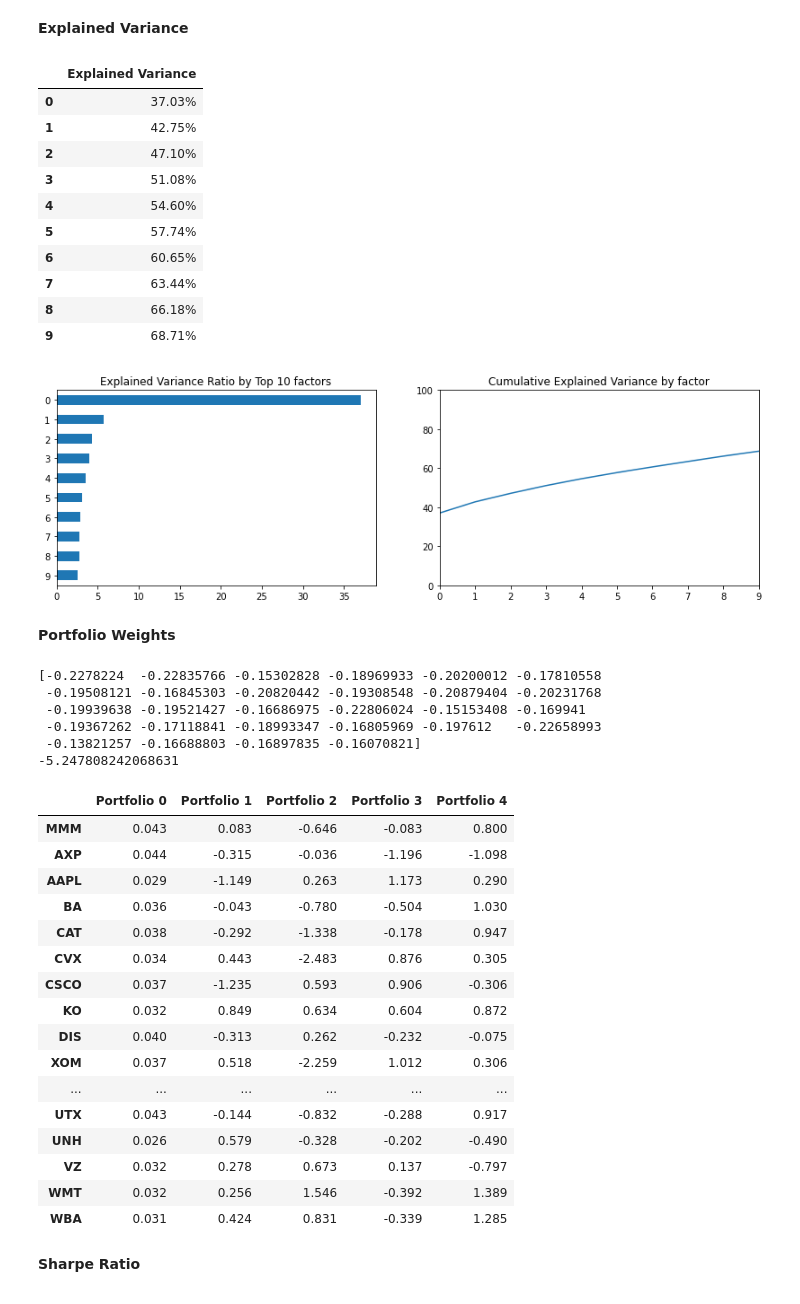
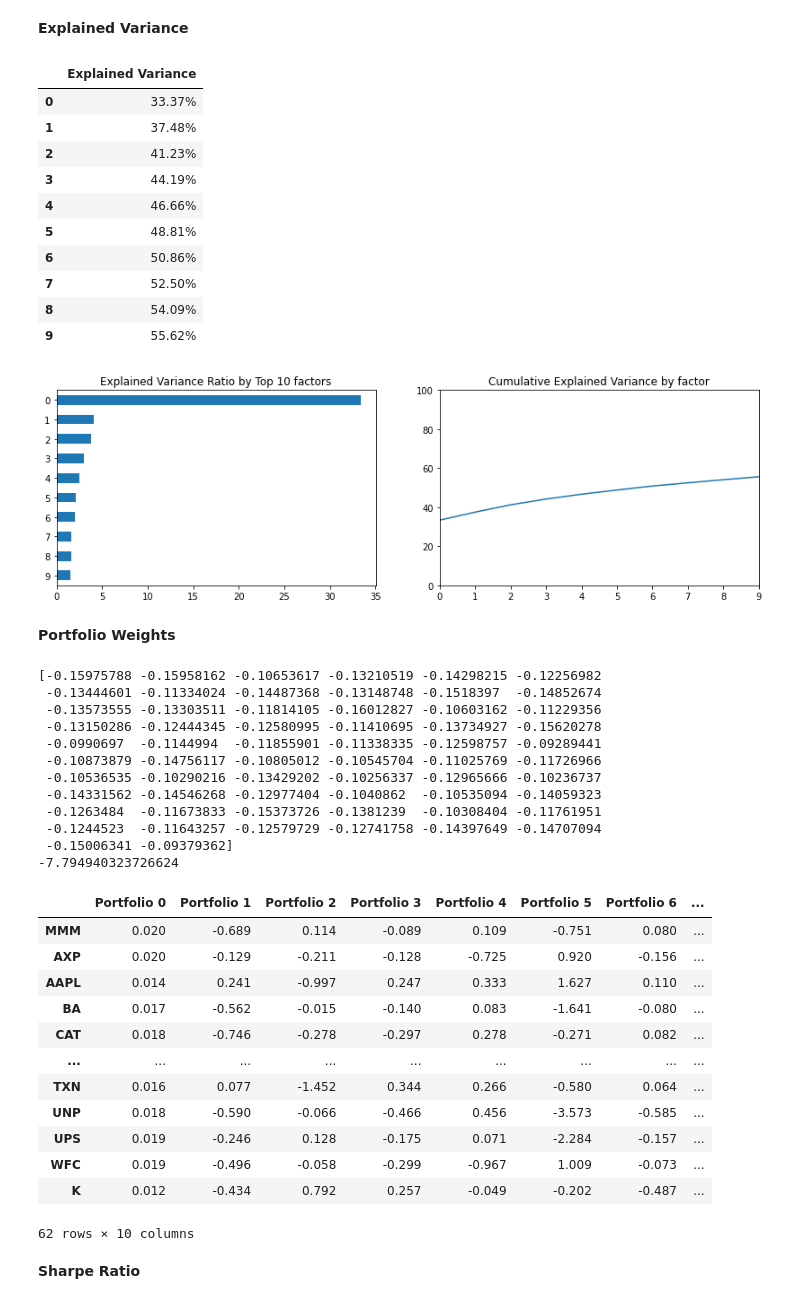
Before and after one commit to nixonwidjaja/ML-Finance, a Jupyter notebook: EigenPortfolio.ipynb, the cells around one changed output. Saved outputs shown, nothing was run; the diff lists cells and outputs as text; code cells hidden in the pictures.

```diff
--- a/EigenPortfolio.ipynb
+++ b/EigenPortfolio.ipynb
@@ -19,9 +19,8 @@ warnings.filterwarnings('ignore')
 # %% [markdown]
 **Load Data**
 # %%
-dataset = read_csv('dow.csv',index_col=0)
+dataset = read_csv('stock.csv',index_col=0)
 print(dataset.shape)
-#4804 dates, 30 stocks
 set_option('display.width', 100)
 dataset.head(5)
 # %% [output]
@@ -174,17 +178,17 @@ Series2.plot(ylim=(0,100),xlim=(0,9),ax=axes[1], title='Cumulative Explained Var
 pd.Series(np.cumsum(pca.explained_variance_ratio_)).to_frame('Explained Variance').head(NumEigenvalues).style.format('{:,.2%}'.format)
 # %% [output]
 |  | Explained Variance |
-| 0 | 37.03% |
-| 1 | 42.75% |
-| 2 | 47.10% |
-| 3 | 51.08% |
-| 4 | 54.60% |
-| 5 | 57.74% |
-| 6 | 60.65% |
-| 7 | 63.44% |
-| 8 | 66.18% |
-| 9 | 68.71% |
+| 0 | 33.37% |
+| 1 | 37.48% |
+| 2 | 41.23% |
+| 3 | 44.19% |
+| 4 | 46.66% |
+| 5 | 48.81% |
+| 6 | 50.86% |
+| 7 | 52.50% |
+| 8 | 54.09% |
+| 9 | 55.62% |
-[figure, old version]
+[figure, new version]
 # %% [markdown]
 **Portfolio Weights**
 # %%
@@ -199,39 +203,40 @@ def PCWeights():
 
 weights=PCWeights()
 # %% [output]
-[-0.2278224  -0.22835766 -0.15302828 -0.18969933 -0.20200012 -0.17810558
- -0.19508121 -0.16845303 -0.20820442 -0.19308548 -0.20879404 -0.20231768
- -0.19939638 -0.19521427 -0.16686975 -0.22806024 -0.15153408 -0.169941
- -0.19367262 -0.17118841 -0.18993347 -0.16805969 -0.197612   -0.22658993
- -0.13821257 -0.16688803 -0.16897835 -0.16070821]
--5.247808242068631
+[-0.15975788 -0.15958162 -0.10653617 -0.13210519 -0.14298215 -0.12256982
+ -0.13444601 -0.11334024 -0.14487368 -0.13148748 -0.1518397  -0.14852674
+ -0.13573555 -0.13303511 -0.11814105 -0.16012827 -0.10603162 -0.11229356
+ -0.13150286 -0.12444345 -0.12580995 -0.11410695 -0.13734927 -0.15620278
+ -0.0990697  -0.1144994  -0.11855901 -0.11338335 -0.12598757 -0.09289441
+ -0.10873879 -0.14756117 -0.10805012 -0.10545704 -0.11025769 -0.11726966
+ -0.10536535 -0.10290216 -0.13429202 -0.10256337 -0.12965666 -0.10236737
+ -0.14331562 -0.14546268 -0.12977404 -0.1040862  -0.10535094 -0.14059323
+ -0.1263484  -0.11673833 -0.15373726 -0.1381239  -0.10308404 -0.11761951
+ -0.1244523  -0.11643257 -0.12579729 -0.12741758 -0.14397649 -0.14707094
+ -0.15006341 -0.09379362]
+-7.794940323726624
 # %%
-NumComponents=5
+NumComponents=10
 
 topPortfolios = pd.DataFrame(pca.components_[:NumComponents], columns=dataset.columns)
 eigen_portfolios = topPortfolios.div(topPortfolios.sum(1), axis=0)
 eigen_portfolios.index = [f'Portfolio {i}' for i in range( NumComponents)]
 np.sqrt(pca.explained_variance_)
 eigen_portfolios.T
-#.plot.bar(subplots=True, layout=(int(NumComponents),1), figsize=(14,10), legend=True, sharey=True, ylim= (-1,1))
 # %% [output]
-|  | Portfolio 0 | Portfolio 1 | Portfolio 2 | Portfolio 3 | Portfolio 4 |
-| MMM | 0.043 | 0.083 | -0.646 | -0.083 | 0.800 |
-| AXP | 0.044 | -0.315 | -0.036 | -1.196 | -1.098 |
-| AAPL | 0.029 | -1.149 | 0.263 | 1.173 | 0.290 |
-| BA | 0.036 | -0.043 | -0.780 | -0.504 | 1.030 |
-| CAT | 0.038 | -0.292 | -1.338 | -0.178 | 0.947 |
-| CVX | 0.034 | 0.443 | -2.483 | 0.876 | 0.305 |
-| CSCO | 0.037 | -1.235 | 0.593 | 0.906 | -0.306 |
-| KO | 0.032 | 0.849 | 0.634 | 0.604 | 0.872 |
-| DIS | 0.040 | -0.313 | 0.262 | -0.232 | -0.075 |
-| XOM | 0.037 | 0.518 | -2.259 | 1.012 | 0.306 |
-| ... | ... | ... | ... | ... | ... |
-| UTX | 0.043 | -0.144 | -0.832 | -0.288 | 0.917 |
-| UNH | 0.026 | 0.579 | -0.328 | -0.202 | -0.490 |
-| VZ | 0.032 | 0.278 | 0.673 | 0.137 | -0.797 |
-| WMT | 0.032 | 0.256 | 1.546 | -0.392 | 1.389 |
-| WBA | 0.031 | 0.424 | 0.831 | -0.339 | 1.285 |
+|  | Portfolio 0 | Portfolio 1 | Portfolio 2 | Portfolio 3 | Portfolio 4 | Portfolio 5 | Portfolio 6 | ... |
+| MMM | 0.020 | -0.689 | 0.114 | -0.089 | 0.109 | -0.751 | 0.080 | ... |
+| AXP | 0.020 | -0.129 | -0.211 | -0.128 | -0.725 | 0.920 | -0.156 | ... |
+| AAPL | 0.014 | 0.241 | -0.997 | 0.247 | 0.333 | 1.627 | 0.110 | ... |
+| BA | 0.017 | -0.562 | -0.015 | -0.140 | 0.083 | -1.641 | -0.080 | ... |
+| CAT | 0.018 | -0.746 | -0.278 | -0.297 | 0.278 | -0.271 | 0.082 | ... |
+| ... | ... | ... | ... | ... | ... | ... | ... | ... |
+| TXN | 0.016 | 0.077 | -1.452 | 0.344 | 0.266 | -0.580 | 0.064 | ... |
+| UNP | 0.018 | -0.590 | -0.066 | -0.466 | 0.456 | -3.573 | -0.585 | ... |
+| UPS | 0.019 | -0.246 | 0.128 | -0.175 | 0.071 | -2.284 | -0.157 | ... |
+| WFC | 0.019 | -0.496 | -0.058 | -0.299 | -0.967 | 1.009 | -0.073 | ... |
+| K | 0.012 | -0.434 | 0.792 | 0.257 | -0.049 | -0.202 | -0.487 | ... |
+62 rows × 10 columns
 # %% [markdown]
 **Sharpe Ratio**
 # %%
```
Also changed, not shown: parts of 11 cells of this notebook.
